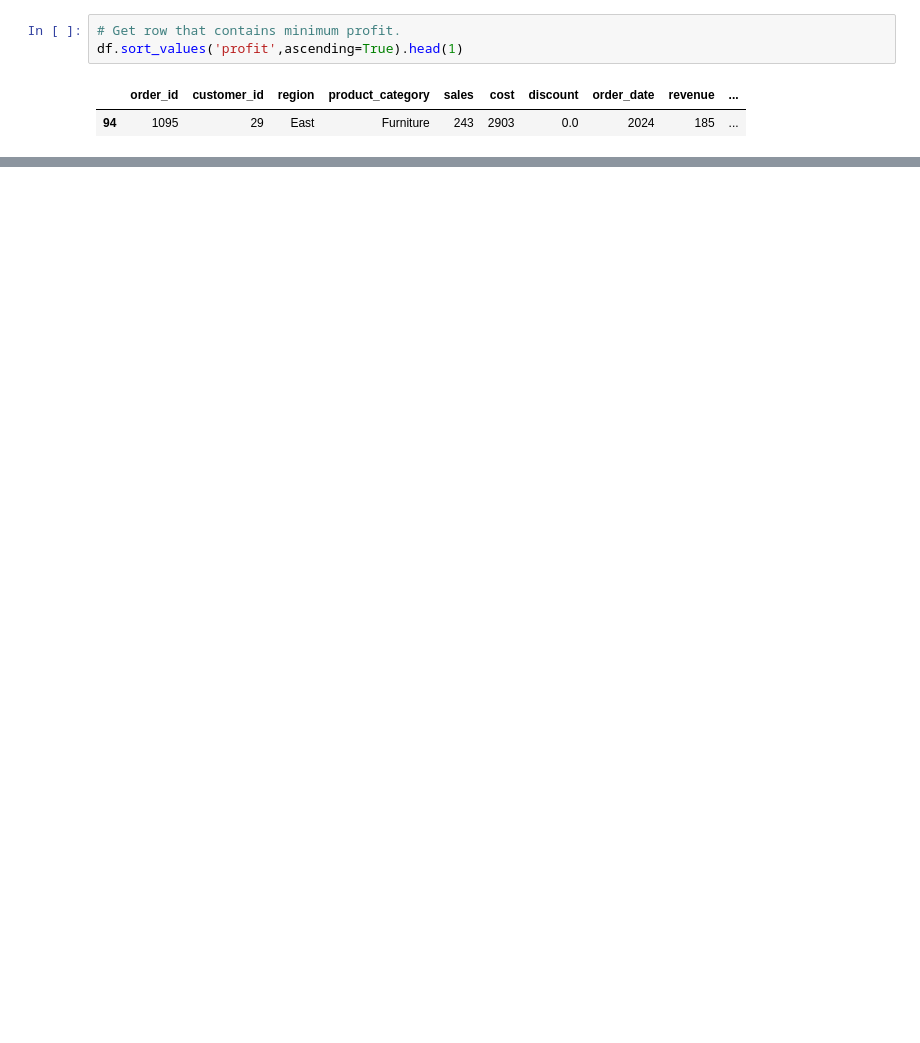
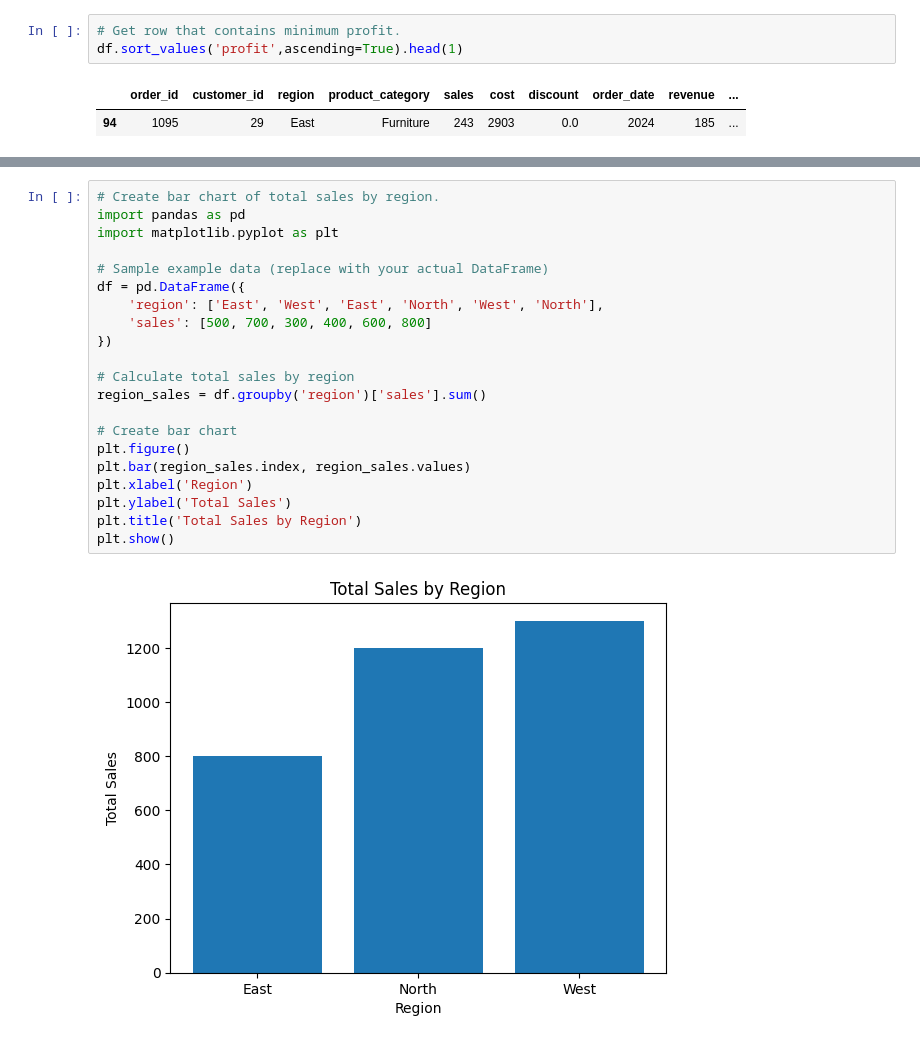
Before and after one commit to rramanswain2001/Python-code, a Jupyter notebook: data analysis with pandas.ipynb, the cells around one changed output, grey strips where cells are left out. Saved outputs shown, nothing was run; the diff lists cells and outputs as text; blank space fills up the shorter version.

```diff
--- a/data analysis with pandas.ipynb
+++ b/data analysis with pandas.ipynb
@@ -2268,0 +1031,23 @@ df
+# %%
+# Create bar chart of total sales by region.
+import pandas as pd
+import matplotlib.pyplot as plt
+
+# Sample example data (replace with your actual DataFrame)
+df = pd.DataFrame({
+    'region': ['East', 'West', 'East', 'North', 'West', 'North'],
+    'sales': [500, 700, 300, 400, 600, 800]
+})
+
+# Calculate total sales by region
+region_sales = df.groupby('region')['sales'].sum()
+
+# Create bar chart
+plt.figure()
+plt.bar(region_sales.index, region_sales.values)
+plt.xlabel('Region')
+plt.ylabel('Total Sales')
+plt.title('Total Sales by Region')
+plt.show()
+# %% [output]
+[figure, added]
```
Also changed, not shown: parts of 133 cells of this notebook.
